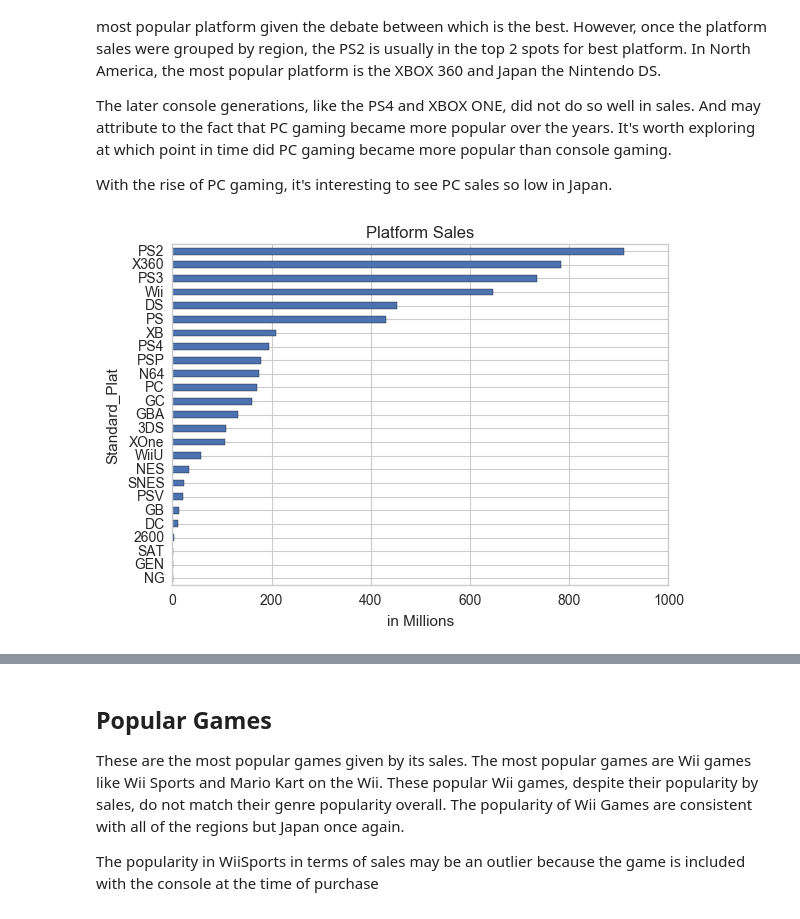
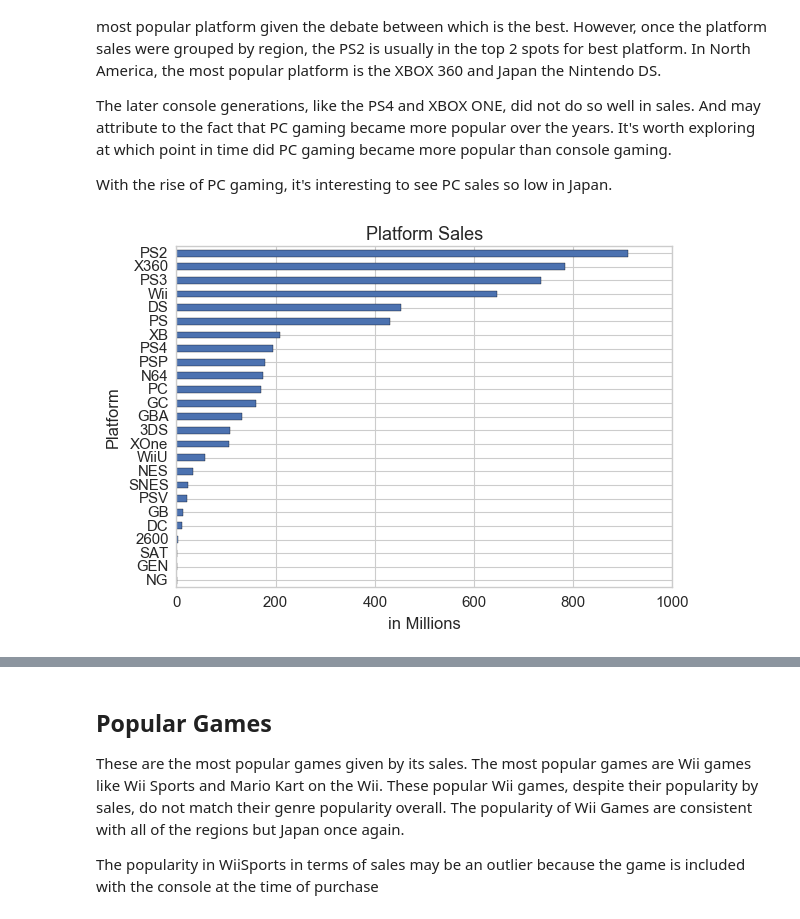
Before and after one commit to s-leung/videogameproject, a Jupyter notebook: VG Project Data Viz.ipynb, the cells around one changed output, grey strips where cells are left out. Saved outputs shown, nothing was run; the diff lists cells and outputs as text; code cells hidden in the pictures.

```diff
--- a/VG Project Data Viz.ipynb
+++ b/VG Project Data Viz.ipynb
@@ -92,9 +125,10 @@ The later console generations, like the PS4 and XBOX ONE, did not do so well in
 With the rise of PC gaming, it's interesting to see PC sales so low in Japan.
 # %%
 df.groupby('Standard_Plat')['Global_Sales'].sum().sort_values().plot(kind='barh', title='Platform Sales').set_xlabel('in Millions')
+plt.ylabel('Platform')
 plt.show()
 # %% [output]
-[figure, old version]
+[figure, new version]
 # %%
 def plat_data (df, column1,column2):
     data =df.groupby(column1)[column2].sum().sort_values(ascending=True)
```
Also changed, not shown: parts of 23 cells of this notebook.
